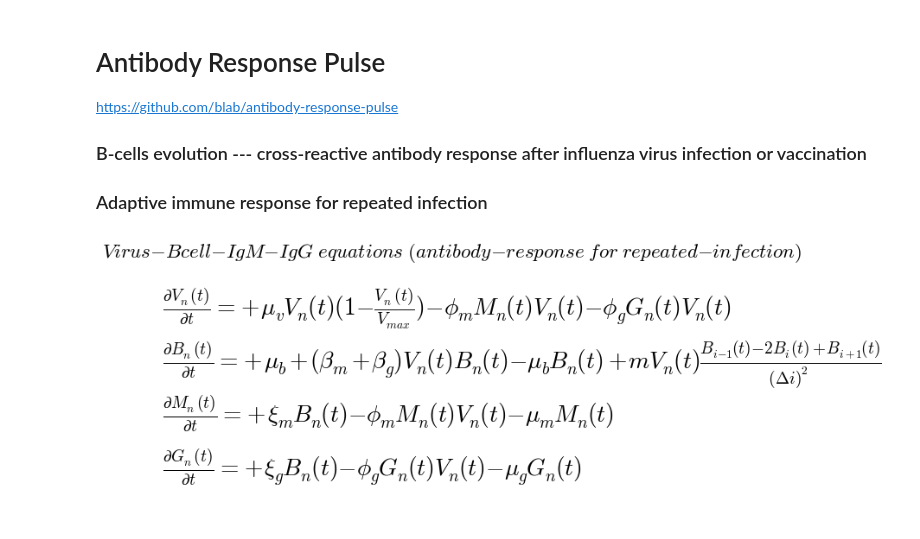
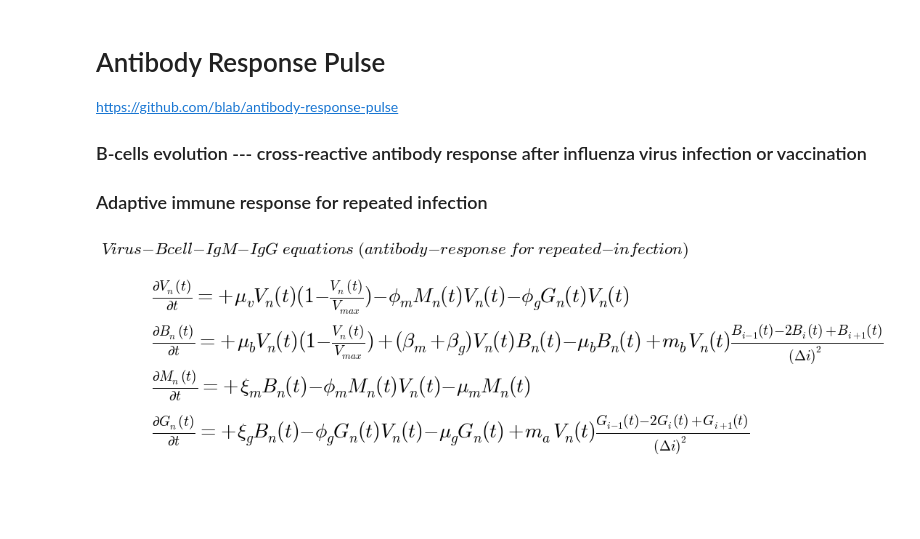
Before and after one commit to blab/antibody-response-pulse, a Jupyter notebook: bcell-array/code/Virus_Bcell_IgM_IgG_Infection.ipynb, the cells around one changed output. Cells and saved outputs as stored; diff of their text form; code cells hidden in the pictures; blank space fills up the shorter version.

```diff
--- a/bcell-array/code/Virus_Bcell_IgM_IgG_Infection.ipynb
+++ b/bcell-array/code/Virus_Bcell_IgM_IgG_Infection.ipynb
@@ -37,14 +37,15 @@ plt.text(0, 7.0/9, r'$ \frac{\partial V_n(t)}{\partial t} = \
          +\mu_{v} V_{n}(t)(1 - \frac{V_n(t)}{V_{max}}) - \phi_{m} M_{n}(t) V_{n}(t) - \phi_{g} G_{n}(t) V_{n}(t) $'
          , fontsize = 1.2*AlvaFontSize)
 plt.text(0, 5.0/9, r'$ \frac{\partial B_n(t)}{\partial t} = \
-         +\mu_{b} + (\beta_{m} + \beta_{g}) V_{n}(t) B_{n}(t) - \mu_{b} B_{n}(t) \
-         + m V_{n}(t)\frac{B_{i-1}(t) - 2B_i(t) + B_{i+1}(t)}{(\Delta i)^2} $'
+         +\mu_{b}V_{n}(t)(1 - \frac{V_n(t)}{V_{max}}) + (\beta_{m} + \beta_{g}) V_{n}(t) B_{n}(t) - \mu_{b} B_{n}(t) \
+         + m_b V_{n}(t)\frac{B_{i-1}(t) - 2B_i(t) + B_{i+1}(t)}{(\Delta i)^2} $'
          , fontsize = 1.2*AlvaFontSize)
 plt.text(0, 3.0/9,r'$ \frac{\partial M_n(t)}{\partial t} = \
          +\xi_{m} B_{n}(t) - \phi_{m} M_{n}(t) V_{n}(t) - \mu_{m} M_{n}(t) $'
          , fontsize = 1.2*AlvaFontSize)
 plt.text(0, 1.0/9,r'$ \frac{\partial G_n(t)}{\partial t} = \
-         +\xi_{g} B_{n}(t) - \phi_{g} G_{n}(t) V_{n}(t) - \mu_{g} G_{n}(t) $'
+         +\xi_{g} B_{n}(t) - \phi_{g} G_{n}(t) V_{n}(t) - \mu_{g} G_{n}(t) \
+         + m_a V_{n}(t)\frac{G_{i-1}(t) - 2G_i(t) + G_{i+1}(t)}{(\Delta i)^2} $'
          , fontsize = 1.2*AlvaFontSize)
 
 plt.savefig(save_figure, dpi = 100)
@@ -89,35 +90,35 @@ def dMdt_array(VBMGxt = [], *args):
     V = VBMGxt[0]
     B = VBMGxt[1]
     M = VBMGxt[2]
     G = VBMGxt[3]
     x_totalPoint = VBMGxt.shape[1]
     # there are n dSdt
     dM_dt_array = np.zeros(x_totalPoint)
     # each dSdt with the same equation form
     dM_dt_array[:] = +inRateM*B[:] - consumeRateM*M[:]*V[:] - outRateM*M[:]
     return(dM_dt_array)
 
 def dGdt_array(VBMGxt = [], *args):
     # naming
     V = VBMGxt[0]
     B = VBMGxt[1]
     M = VBMGxt[2]
     G = VBMGxt[3]
     x_totalPoint = VBMGxt.shape[1]
     # there are n dSdt
     dG_dt_array = np.zeros(x_totalPoint)
     # each dSdt with the same equation form
     Gcopy = np.copy(G)
     centerX = Gcopy[:]
     leftX = np.roll(Gcopy[:], 1)
     rightX = np.roll(Gcopy[:], -1)
     leftX[0] = centerX[0]
     rightX[-1] = centerX[-1]
     dG_dt_array[:] = +(inRateG + alva.event_OAS)*B[:] - consumeRateG*G[:]*V[:] - outRateG*G[:] \
-                     + mutatRate*(leftX[:] - 2*centerX[:] + rightX[:])/(dx**2)
+                     + mutatRateA*(leftX[:] - 2*centerX[:] + rightX[:])/(dx**2)
     return(dG_dt_array)
 # %% [output]
-[figure, old version]
+[figure, new version]
 # %%
 # setting parameter
 timeUnit = 'year'
```
Also changed, not shown: parts of 3 cells of this notebook, 14 other files.
